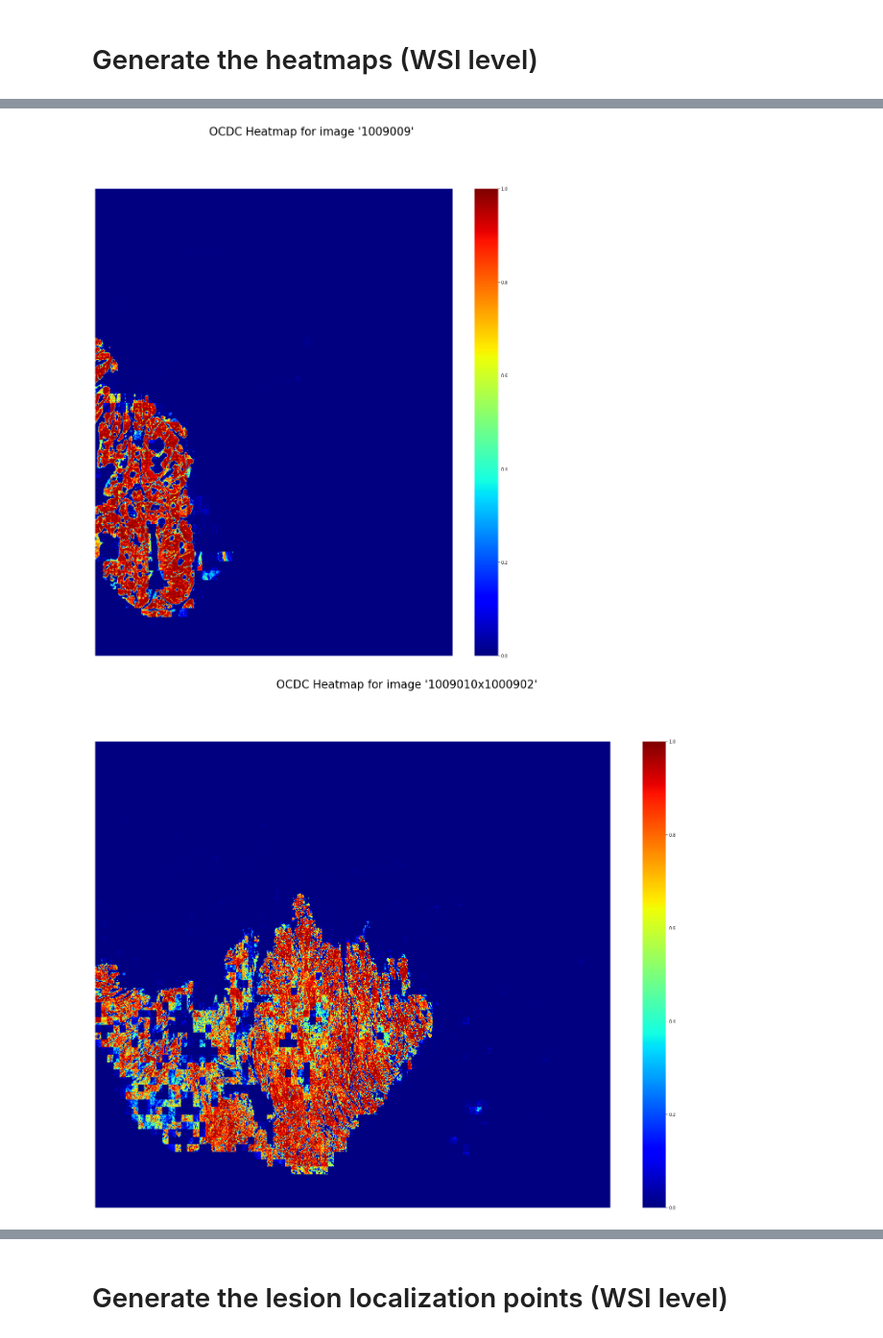
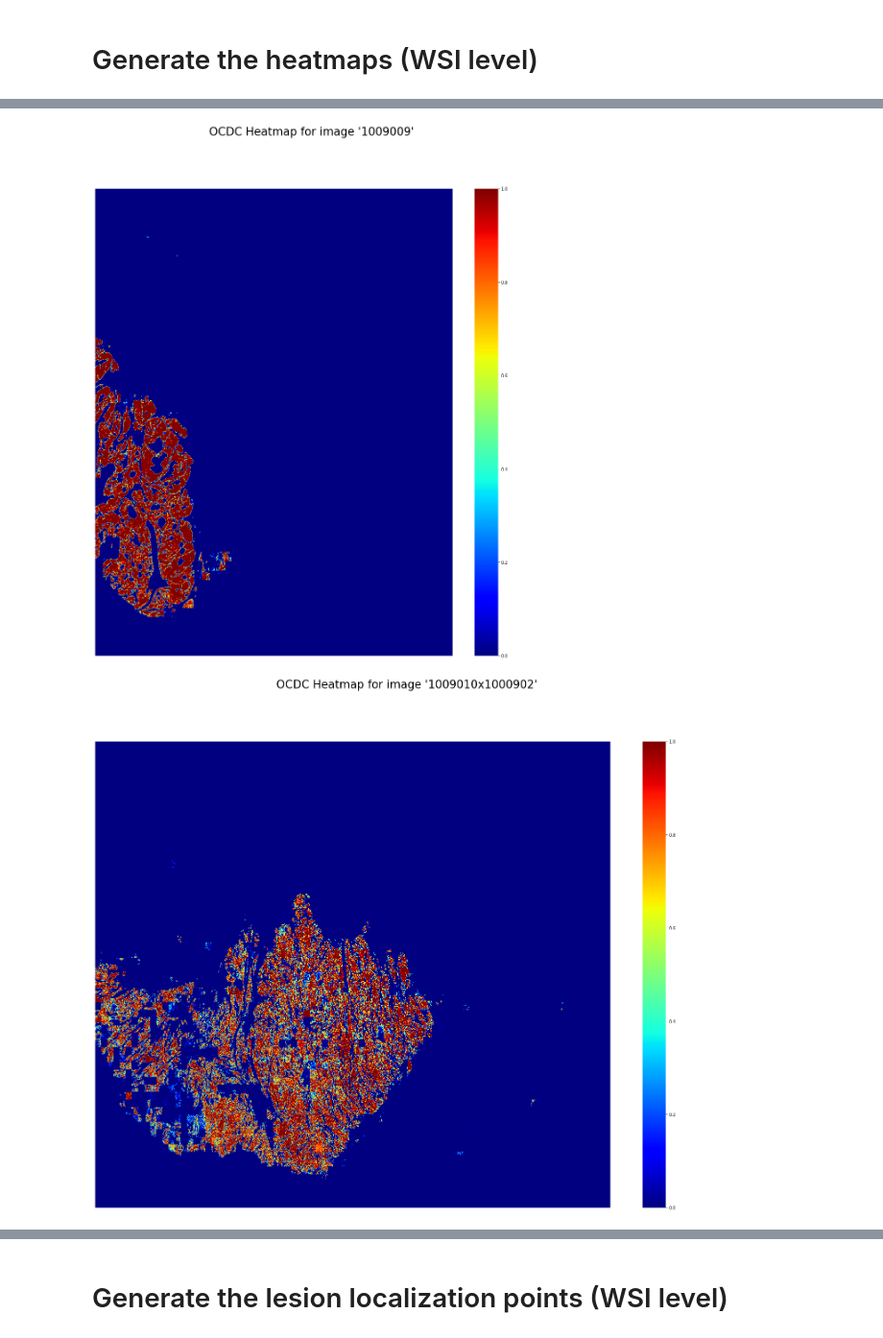
Before and after one commit to dalifreire/tumor_regions_segmentation, a Jupyter notebook: sourcecode/OCDC/03_ocdc_inference.ipynb, the cells around one changed output, grey strips where cells are left out. Shown at 96% size. Drawn from its saved outputs; the diff is of its cells as text; code cells hidden in the pictures.

Commit message:
inpainting experiments

```diff
--- a/sourcecode/OCDC/03_ocdc_inference.ipynb
+++ b/sourcecode/OCDC/03_ocdc_inference.ipynb
@@ -40,7 +40,7 @@ use_cuda=True
 device = torch.device("cuda" if torch.cuda.is_available() else "cpu") if use_cuda else "cpu"
 
 # loads our trained fcn model
-trained_model_version = "OCDC__Size-640x640_Epoch-30_Images-840_Batch-1__random_7_operations"
+trained_model_version = "OCDC__Size-640x640_Epoch-351_Images-840_Batch-1__inpainting_augmentation"
 trained_model_path="{}/{}".format(model_dir, '{}.pth'.format(trained_model_version))
 
 if not os.path.isfile(trained_model_path):
@@ -176,7 +186,7 @@ from torchvision import utils
 #dataset_dir = "../../datasets/OCDC"
 dataset_dir = "/media/dalifreire/DADOS/PhD/github/tumor_regions_segmentation/datasets/OCDC"
 model_dir = "../../models"
-trained_model_version = "OCDC__Size-640x640_Epoch-300_Images-840_Batch-1__random_7_operations"
+trained_model_version = "OCDC__Size-640x640_Epoch-351_Images-840_Batch-1__inpainting_augmentation"
 
 color_model = "LAB"
 magnification = 0.625
@@ -282,2 +292,2 @@ for cls in classes:
-[figure, old version]
+[figure, new version]
-[figure, old version]
+[figure, new version]
```
Also changed, not shown: parts of 4 cells of this notebook, 2 other files.
